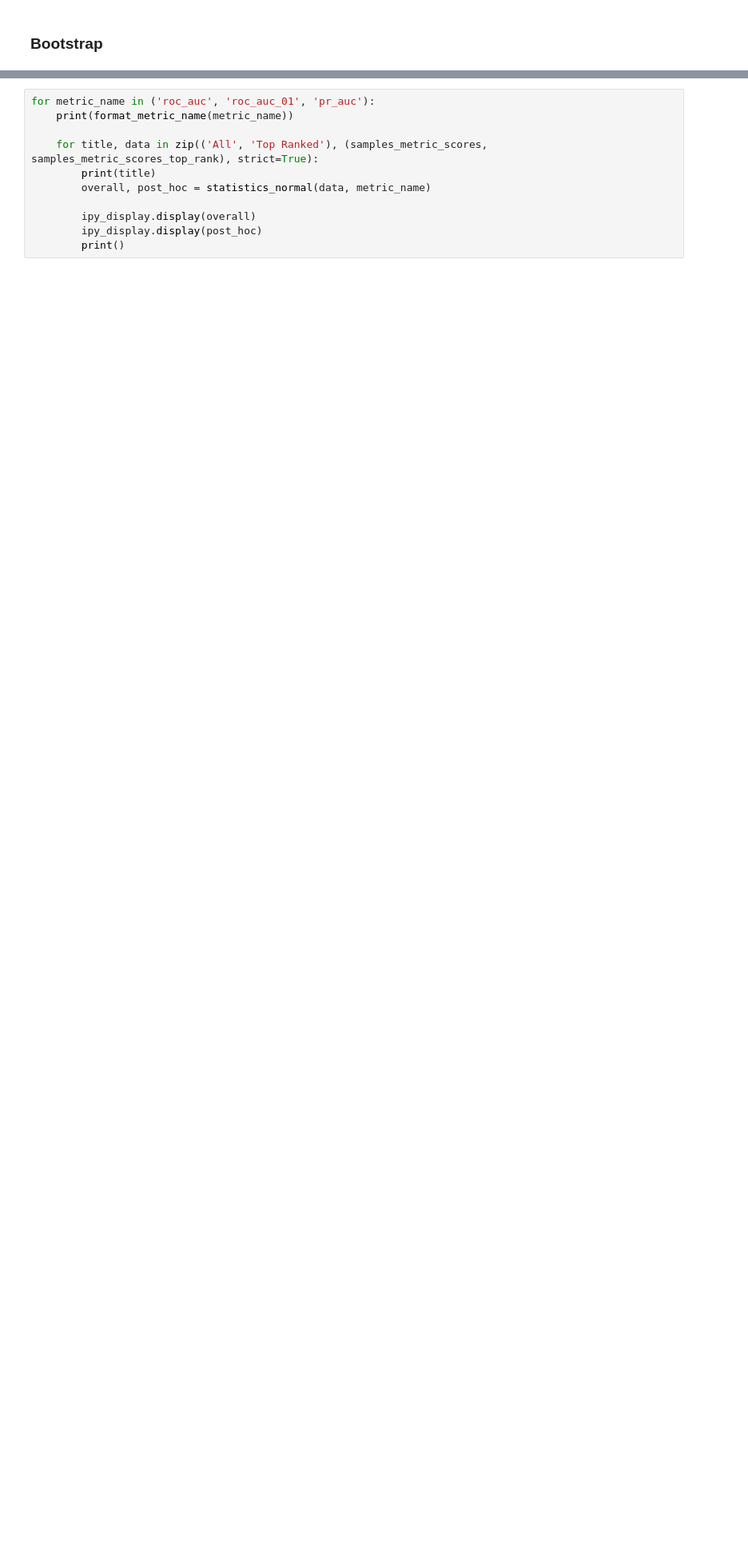
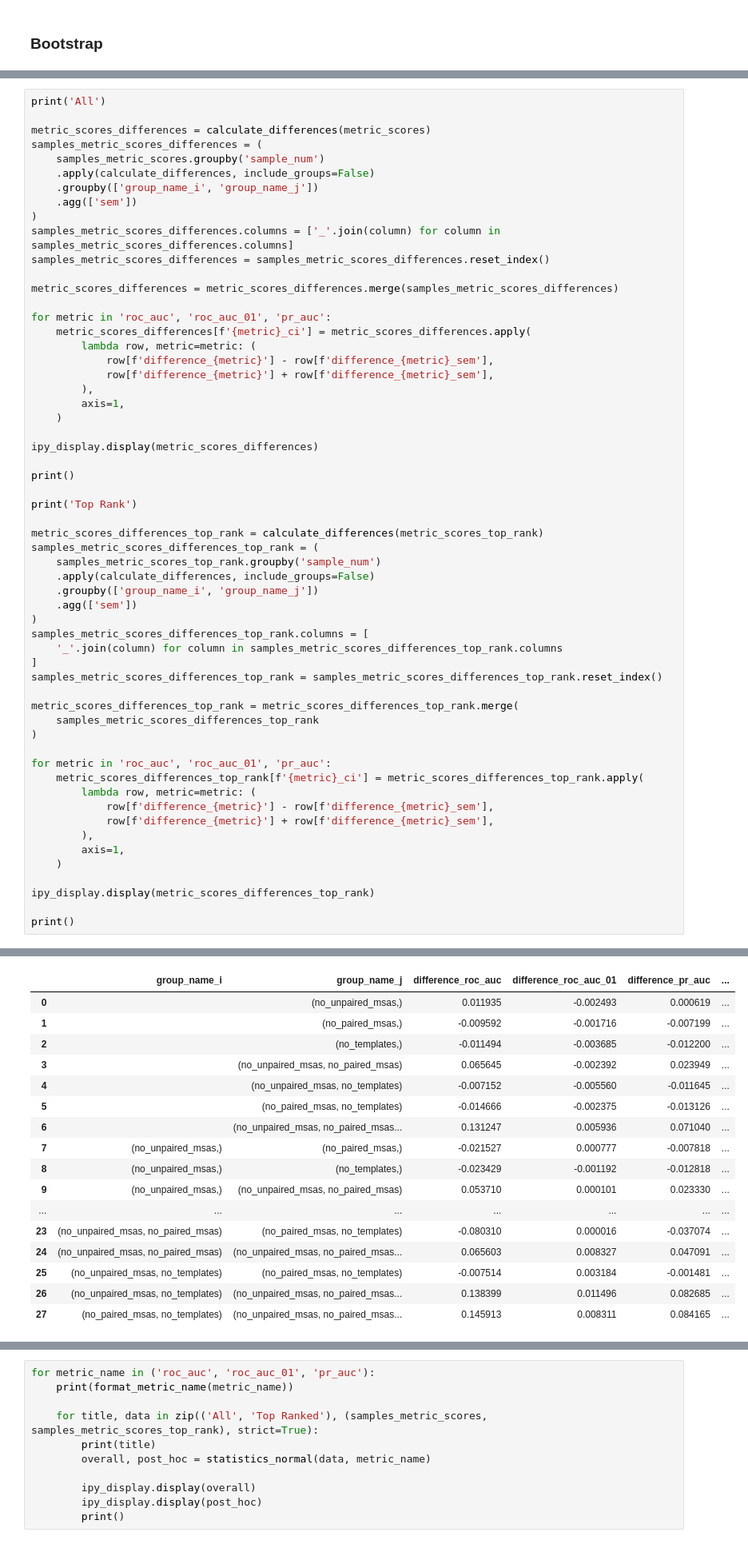
Before and after one commit to benjiemc/tcr-pmhc-predicted-structures, a Jupyter notebook: notebooks/ablations_of_alphafold3.ipynb, the cells around one changed output, grey strips where cells are left out. Shown at 80% size. Cells and saved outputs as stored; diff of their text form; blank space fills up the shorter version.

Commit message:
Add tables of effect sizes and bootstrap CIs to specificity metrics

```diff
--- a/notebooks/ablations_of_alphafold3.ipynb
+++ b/notebooks/ablations_of_alphafold3.ipynb
@@ -208,0 +287,59 @@ for metric_name in ('roc_auc', 'roc_auc_01', 'pr_auc'):
+# %%
+print('All')
+
+metric_scores_differences = calculate_differences(metric_scores)
+samples_metric_scores_differences = (
+    samples_metric_scores.groupby('sample_num')
+    .apply(calculate_differences, include_groups=False)
+    .groupby(['group_name_i', 'group_name_j'])
+    .agg(['sem'])
+)
+samples_metric_scores_differences.columns = ['_'.join(column) for column in samples_metric_scores_differences.columns]
+samples_metric_scores_differences = samples_metric_scores_differences.reset_index()
+
+metric_scores_differences = metric_scores_differences.merge(samples_metric_scores_differences)
+
+for metric in 'roc_auc', 'roc_auc_01', 'pr_auc':
+    metric_scores_differences[f'{metric}_ci'] = metric_scores_differences.apply(
+        lambda row, metric=metric: (
+            row[f'difference_{metric}'] - row[f'difference_{metric}_sem'],
+            row[f'difference_{metric}'] + row[f'difference_{metric}_sem'],
+        ),
+        axis=1,
+    )
+
+ipy_display.display(metric_scores_differences)
+
+print()
+
+print('Top Rank')
+
+metric_scores_differences_top_rank = calculate_differences(metric_scores_top_rank)
+samples_metric_scores_differences_top_rank = (
+    samples_metric_scores_top_rank.groupby('sample_num')
+    .apply(calculate_differences, include_groups=False)
+    .groupby(['group_name_i', 'group_name_j'])
+    .agg(['sem'])
+)
+samples_metric_scores_differences_top_rank.columns = [
+    '_'.join(column) for column in samples_metric_scores_differences_top_rank.columns
+]
+samples_metric_scores_differences_top_rank = samples_metric_scores_differences_top_rank.reset_index()
+
+metric_scores_differences_top_rank = metric_scores_differences_top_rank.merge(
+    samples_metric_scores_differences_top_rank
+)
+
+for metric in 'roc_auc', 'roc_auc_01', 'pr_auc':
+    metric_scores_differences_top_rank[f'{metric}_ci'] = metric_scores_differences_top_rank.apply(
+        lambda row, metric=metric: (
+            row[f'difference_{metric}'] - row[f'difference_{metric}_sem'],
+            row[f'difference_{metric}'] + row[f'difference_{metric}_sem'],
+        ),
+        axis=1,
+    )
+
+ipy_display.display(metric_scores_differences_top_rank)
+
+print()
+# %% [output]
@@ -208,0 +347,17 @@ for metric_name in ('roc_auc', 'roc_auc_01', 'pr_auc'):
+|  | group_name_i | group_name_j | difference_roc_auc | difference_roc_auc_01 | difference_pr_auc | ... |
+| 0 |  | (no_unpaired_msas,) | 0.011935 | -0.002493 | 0.000619 | ... |
+| 1 |  | (no_paired_msas,) | -0.009592 | -0.001716 | -0.007199 | ... |
+| 2 |  | (no_templates,) | -0.011494 | -0.003685 | -0.012200 | ... |
+| 3 |  | (no_unpaired_msas, no_paired_msas) | 0.065645 | -0.002392 | 0.023949 | ... |
+| 4 |  | (no_unpaired_msas, no_templates) | -0.007152 | -0.005560 | -0.011645 | ... |
+| 5 |  | (no_paired_msas, no_templates) | -0.014666 | -0.002375 | -0.013126 | ... |
+| 6 |  | (no_unpaired_msas, no_paired_msas... | 0.131247 | 0.005936 | 0.071040 | ... |
+| 7 | (no_unpaired_msas,) | (no_paired_msas,) | -0.021527 | 0.000777 | -0.007818 | ... |
+| 8 | (no_unpaired_msas,) | (no_templates,) | -0.023429 | -0.001192 | -0.012818 | ... |
+| 9 | (no_unpaired_msas,) | (no_unpaired_msas, no_paired_msas) | 0.053710 | 0.000101 | 0.023330 | ... |
+| ... | ... | ... | ... | ... | ... | ... |
+| 23 | (no_unpaired_msas, no_paired_msas) | (no_paired_msas, no_templates) | -0.080310 | 0.000016 | -0.037074 | ... |
+| 24 | (no_unpaired_msas, no_paired_msas) | (no_unpaired_msas, no_paired_msas... | 0.065603 | 0.008327 | 0.047091 | ... |
+| 25 | (no_unpaired_msas, no_templates) | (no_paired_msas, no_templates) | -0.007514 | 0.003184 | -0.001481 | ... |
+| 26 | (no_unpaired_msas, no_templates) | (no_unpaired_msas, no_paired_msas... | 0.138399 | 0.011496 | 0.082685 | ... |
+| 27 | (no_paired_msas, no_templates) | (no_unpaired_msas, no_paired_msas... | 0.145913 | 0.008311 | 0.084165 | ... |
```
Also changed, not shown: parts of 4 cells of this notebook, 3 other files.
